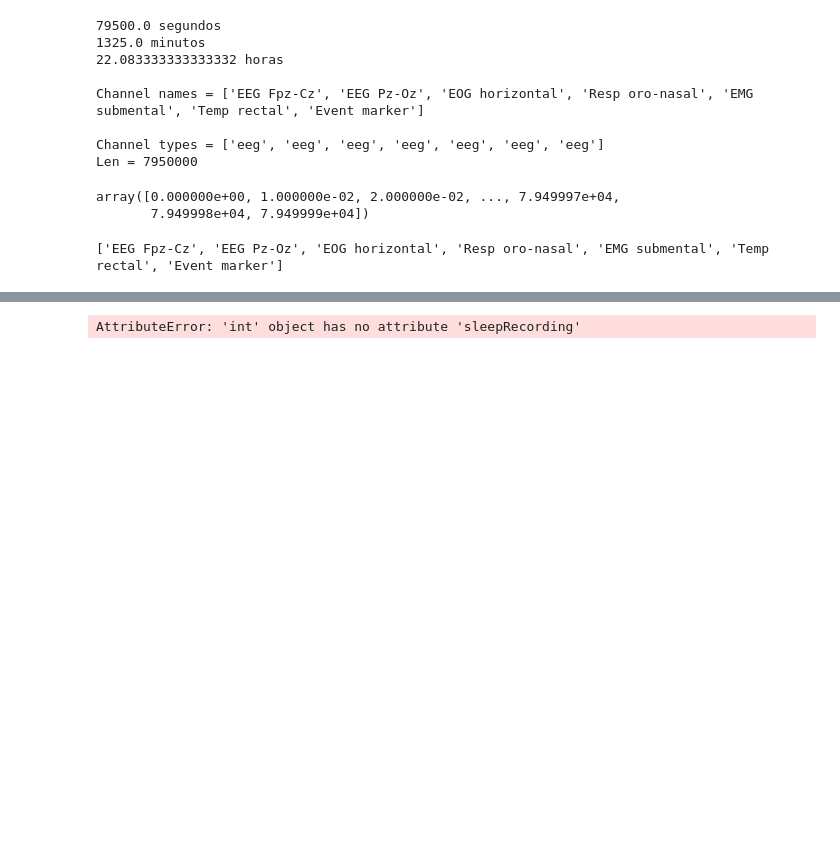
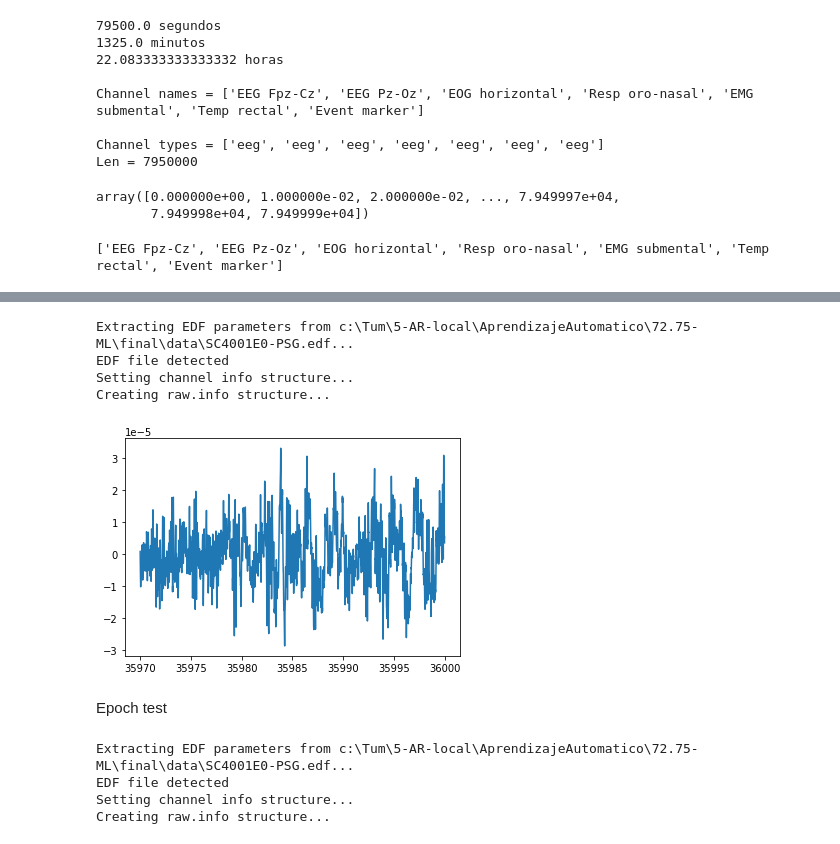
Before and after one commit to papekoja/72.75-ML, a Jupyter notebook: final/dataTest.ipynb, the cells around one changed output, grey strips where cells are left out. Saved outputs shown, nothing was run; the diff lists cells and outputs as text; code cells hidden in the pictures; blank space fills up the shorter version.

```diff
--- a/final/dataTest.ipynb
+++ b/final/dataTest.ipynb
@@ -117,5 +106,29 @@ Using matplotlib as 2D backend.
+# %%
+#load same data from epoch
+import epoch
+
+
+s = epoch.sleepRecording()
+s.init_from_file("data/SC4001E0-PSG.edf","data/SC4001EC-Hypnogram.edf")
+# %% [output]
+Extracting EDF parameters from c:\Tum\5-AR-local\AprendizajeAutomatico\72.75-ML\final\data\SC4001E0-PSG.edf...
+EDF file detected
+Setting channel info structure...
+Creating raw.info structure...
+# %%
+epoch = s.get_epochs_by_label("Sleep stage R")[0]
+plt.plot(epoch.data_time ,epoch.get_channle_by_name("EEG Pz-Oz"))
+plt.show()
+# %% [output]
+[figure, added]
+# %% [markdown]
+Epoch test
 # %%
+import filters
 s = epoch.sleepRecording()
 s.init_from_file("data/SC4001E0-PSG.edf","data/SC4001EC-Hypnogram.edf")
 # %% [output]
-AttributeError: 'int' object has no attribute 'sleepRecording'
+Extracting EDF parameters from c:\Tum\5-AR-local\AprendizajeAutomatico\72.75-ML\final\data\SC4001E0-PSG.edf...
+EDF file detected
+Setting channel info structure...
+Creating raw.info structure...
```
Also changed, not shown: parts of 5 cells of this notebook, 2 other files.
